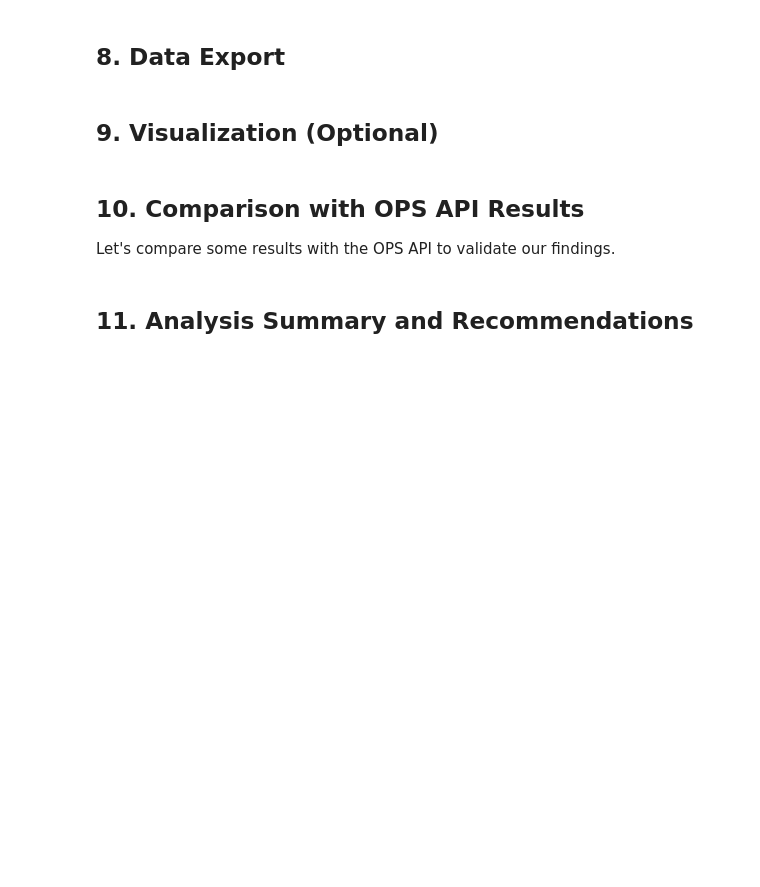
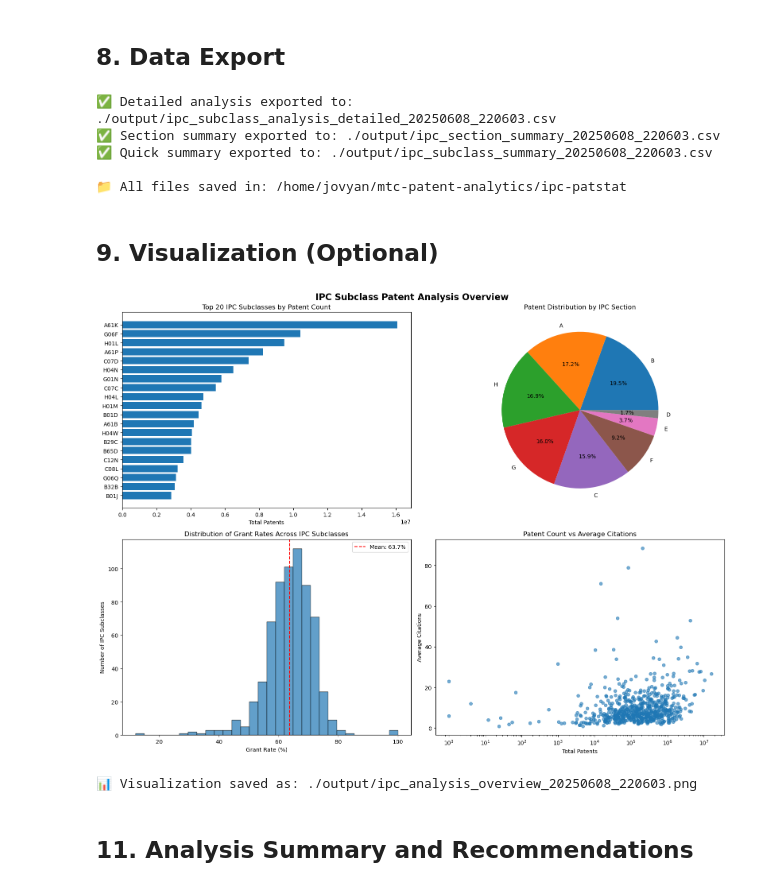
Before and after one commit to herrkrueger/mtc-patent-analytics, a Jupyter notebook: ipc-patstat/IPC_Subclass_Analysis.ipynb, the cells around one changed output. Saved outputs shown, nothing was run; the diff lists cells and outputs as text; code cells hidden in the pictures; blank space fills up the shorter version.

Commit message:
refactored ipc browser and ipc patstat

```diff
--- a/ipc-patstat/IPC_Subclass_Analysis.ipynb
+++ b/ipc-patstat/IPC_Subclass_Analysis.ipynb
@@ -50,7 +51,7 @@ Analysis started at: 2025-06-06 12:09:48.705027
 # %%
 # Initialize PATSTAT client
 # Use 'TEST' for quick testing (limited data) or 'PROD' for complete analysis
-environment = 'TEST'  # Change to 'PROD' for full dataset
+environment = 'PROD'  # Change 'TEST' to 'PROD' for full dataset
 
 print(f"Connecting to PATSTAT {environment} environment...")
 patstat = PatstatClient(env=environment)
@@ -305,13 +349,13 @@ if 'ipc_analysis_df' in locals() and not ipc_analysis_df.empty:
     timestamp = datetime.now().strftime("%Y%m%d_%H%M%S")
 
     # Export detailed IPC subclass analysis
-    detailed_filename = f"ipc_subclass_analysis_detailed_{timestamp}.csv"
+    detailed_filename = f"./output/ipc_subclass_analysis_detailed_{timestamp}.csv"
     ipc_analysis_df.to_csv(detailed_filename, index=False)
     print(f"✅ Detailed analysis exported to: {detailed_filename}")
 
     # Export section summary
     if 'section_analysis' in locals():
-        section_filename = f"ipc_section_summary_{timestamp}.csv"
+        section_filename = f"./output/ipc_section_summary_{timestamp}.csv"
         section_analysis.to_csv(section_filename)
         print(f"✅ Section summary exported to: {section_filename}")
 
@@ -320,13 +364,19 @@ if 'ipc_analysis_df' in locals() and not ipc_analysis_df.empty:
         'ipc_subclass', 'total_patents', 'granted_patents', 'grant_rate'
     ]].copy()
 
-    summary_filename = f"ipc_subclass_summary_{timestamp}.csv"
+    summary_filename = f"./output/ipc_subclass_summary_{timestamp}.csv"
     summary_df.to_csv(summary_filename, index=False)
     print(f"✅ Quick summary exported to: {summary_filename}")
 
     print(f"\n📁 All files saved in: {os.getcwd()}")
 else:
     print("❌ No data available for export")
+# %% [output]
+✅ Detailed analysis exported to: ./output/ipc_subclass_analysis_detailed_20250608_220603.csv
+✅ Section summary exported to: ./output/ipc_section_summary_20250608_220603.csv
+✅ Quick summary exported to: ./output/ipc_subclass_summary_20250608_220603.csv
+
+📁 All files saved in: /home/jovyan/mtc-patent-analytics/ipc-patstat
 # %% [markdown]
 ## 9. Visualization (Optional)
 # %%
@@ -356,35 +406,34 @@ if 'ipc_analysis_df' in locals() and not ipc_analysis_df.empty:
         axes[0, 1].set_title('Patent Distribution by IPC Section')
 
     # 3. Grant rate distribution
     axes[1, 0].hist(ipc_analysis_df['grant_rate'], bins=30, alpha=0.7, edgecolor='black')
     axes[1, 0].set_xlabel('Grant Rate (%)')
     axes[1, 0].set_ylabel('Number of IPC Subclasses')
     axes[1, 0].set_title('Distribution of Grant Rates Across IPC Subclasses')
     axes[1, 0].axvline(ipc_analysis_df['grant_rate'].mean(),
                       color='red', linestyle='--',
                       label=f'Mean: {ipc_analysis_df["grant_rate"].mean():.1f}%')
     axes[1, 0].legend()
 
     # 4. Patent count vs Citations scatter plot
     scatter = axes[1, 1].scatter(ipc_analysis_df['total_patents'],
                                 ipc_analysis_df['avg_citations'],
                                 alpha=0.6, s=30)
     axes[1, 1].set_xlabel('Total Patents')
     axes[1, 1].set_ylabel('Average Citations')
     axes[1, 1].set_title('Patent Count vs Average Citations')
     axes[1, 1].set_xscale('log')
 
     plt.tight_layout()
 
     # Save the plot
-    plot_filename = f"ipc_analysis_overview_{timestamp}.png"
+    plot_filename = f"./output/ipc_analysis_overview_{timestamp}.png"
     plt.savefig(plot_filename, dpi=300, bbox_inches='tight')
     plt.show()
 
     print(f"📊 Visualization saved as: {plot_filename}")
 else:
     print("❌ No data available for visualization")
+# %% [output]
+[figure, added]
+📊 Visualization saved as: ./output/ipc_analysis_overview_20250608_220603.png
-# %% [markdown]
-## 10. Comparison with OPS API Results
-
-Let's compare some results with the OPS API to validate our findings.
```
Also changed, not shown: parts of 9 cells of this notebook, 22 other files.
